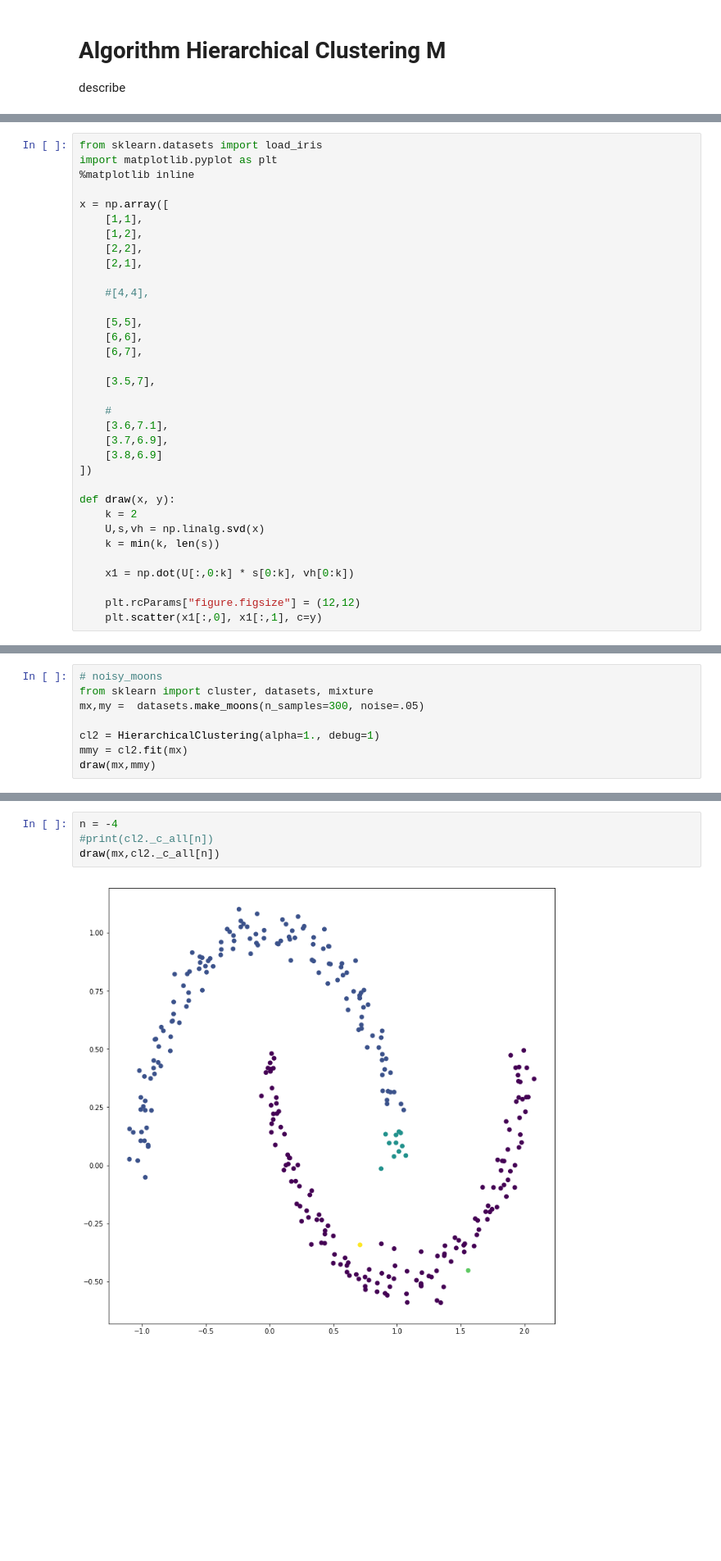
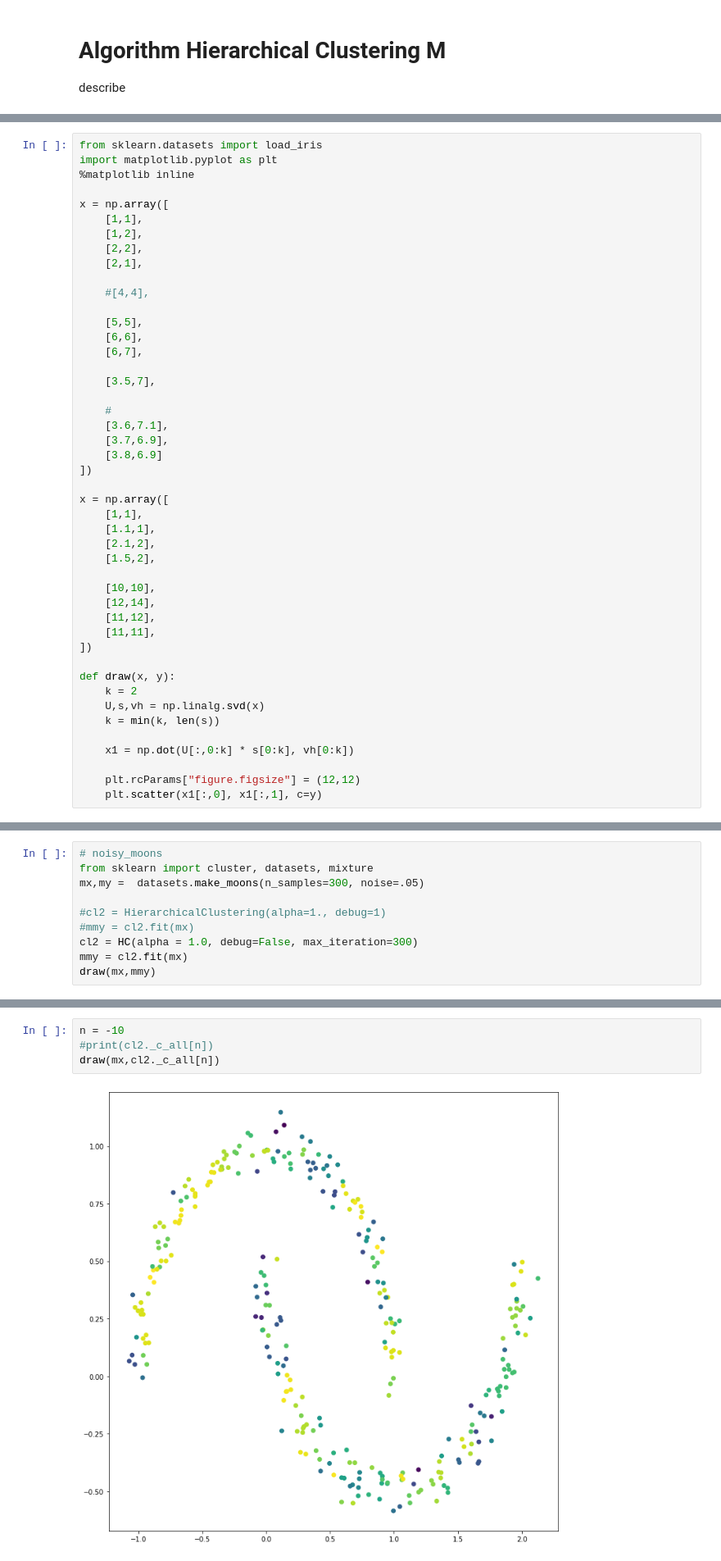
Before and after one commit to vench/study, a Jupyter notebook: Algorithm.ipynb, the cells around one changed output, grey strips where cells are left out. Shown at 82% size. Cells and saved outputs as stored; diff of their text form; blank space fills up the shorter version.

```diff
--- a/Algorithm.ipynb
+++ b/Algorithm.ipynb
@@ -168,6 +246,18 @@ x = np.array([
     [3.8,6.9]
 ])
 
+x = np.array([
+    [1,1],
+    [1.1,1],
+    [2.1,2],
+    [1.5,2],
+
+    [10,10],
+    [12,14],
+    [11,12],
+    [11,11],
+])
+
 def draw(x, y):
     k = 2
     U,s,vh = np.linalg.svd(x)
@@ -285,7 +385,9 @@ draw(ix,cl._c_all[-3])
 from sklearn import cluster, datasets, mixture
 mx,my =  datasets.make_moons(n_samples=300, noise=.05)
 
-cl2 = HierarchicalClustering(alpha=1., debug=1)
+#cl2 = HierarchicalClustering(alpha=1., debug=1)
+#mmy = cl2.fit(mx)
+cl2 = HC(alpha = 1.0, debug=False, max_iteration=300)
 mmy = cl2.fit(mx)
 draw(mx,mmy)
 # %% [output]
@@ -310,7 +397,7 @@ delta: 0.281, d: 0.000
 # %%
-n = -4
+n = -10
 #print(cl2._c_all[n])
 draw(mx,cl2._c_all[n])
 # %% [output]
-[figure, old version]
+[figure, new version]
 # %%
```
Also changed, not shown: parts of 14 cells of this notebook, 2 other files.
